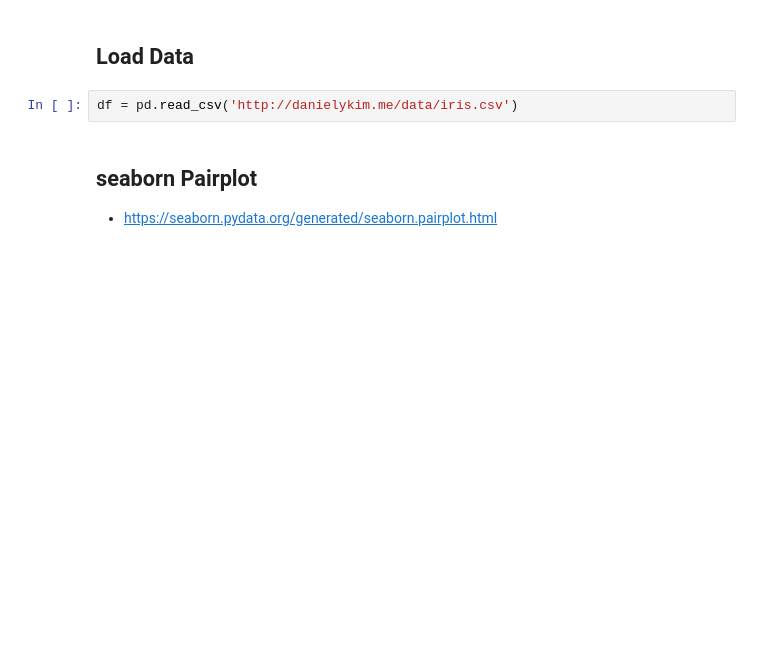
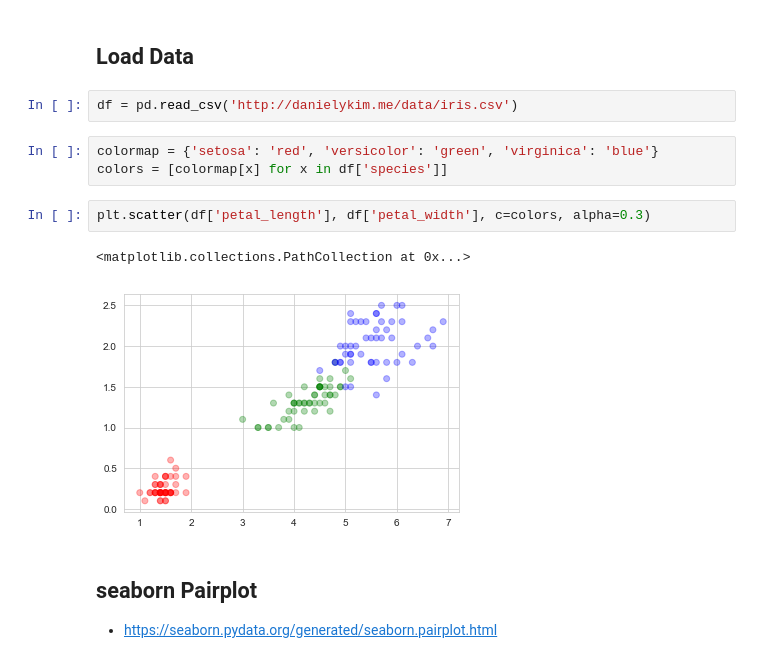
Before and after one commit to danielykim/python-guide2, a Jupyter notebook: practical-matplotlib-seaborn.ipynb, the cells around one changed output. Saved outputs shown, nothing was run; the diff lists cells and outputs as text; blank space fills up the shorter version.

```diff
--- a/practical-matplotlib-seaborn.ipynb
+++ b/practical-matplotlib-seaborn.ipynb
@@ -269,6 +269,14 @@ for j in range(number_of_images, n_rows*n_cols):
 ## Load Data
 # %%
 df = pd.read_csv('http://danielykim.me/data/iris.csv')
+# %%
+colormap = {'setosa': 'red', 'versicolor': 'green', 'virginica': 'blue'}
+colors = [colormap[x] for x in df['species']]
+# %%
+plt.scatter(df['petal_length'], df['petal_width'], c=colors, alpha=0.3)
+# %% [output]
+<matplotlib.collections.PathCollection at 0x...>
+[figure, added]
 # %% [markdown]
 ## seaborn Pairplot
 - https://seaborn.pydata.org/generated/seaborn.pairplot.html
```
Also changed, not shown: parts of 1 cell of this notebook, 2 other files.
